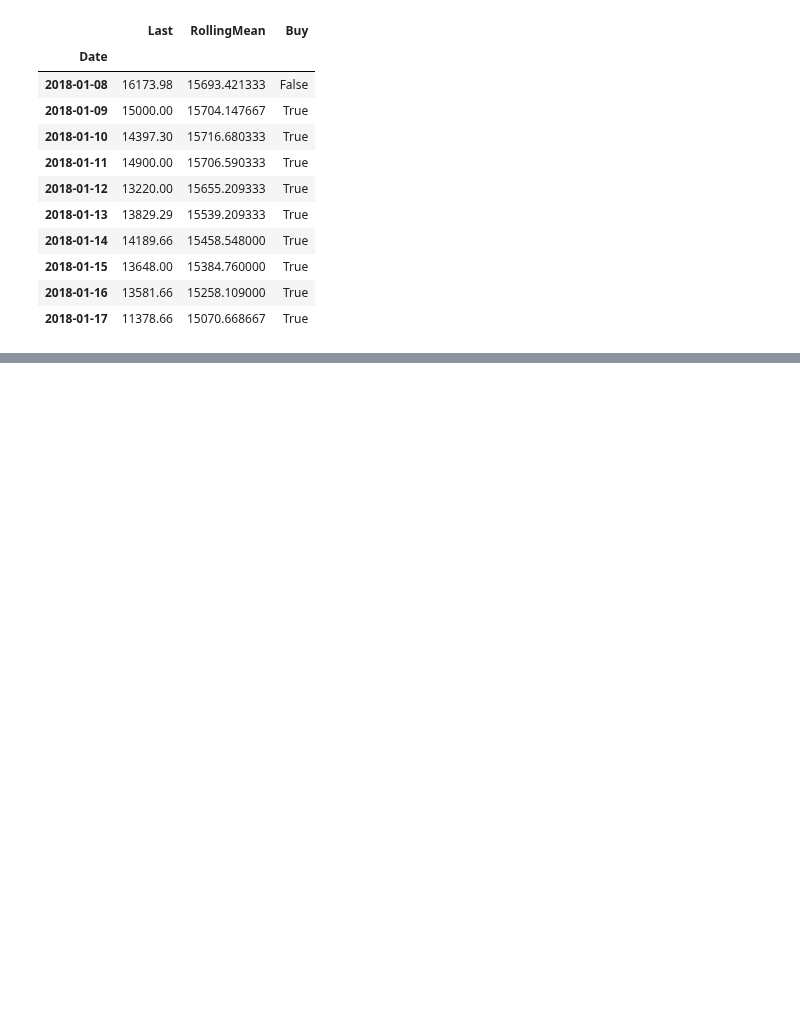
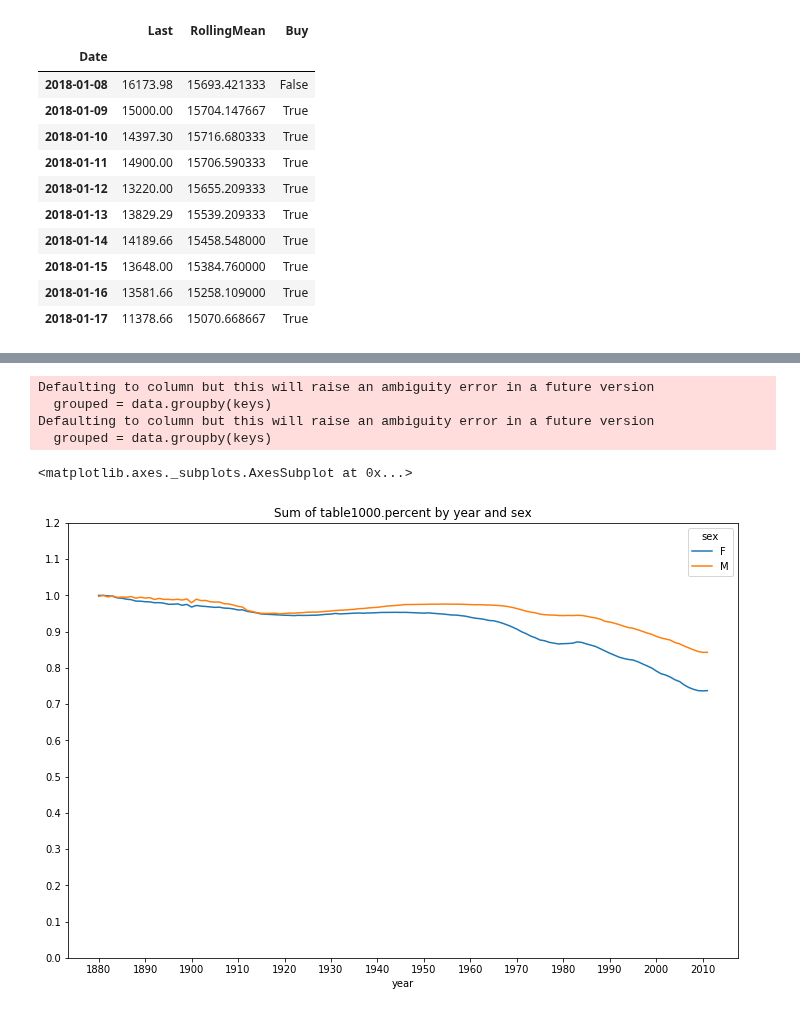
Before and after one commit to rsouza/FGV_Intro_DS, a Jupyter notebook: notebooks/Intro_Numpy_Pandas.ipynb, the cells around one changed output, grey strips where cells are left out. Drawn from its saved outputs; the diff is of its cells as text; code cells hidden in the pictures; blank space fills up the shorter version.

```diff
--- a/notebooks/Intro_Numpy_Pandas.ipynb
+++ b/notebooks/Intro_Numpy_Pandas.ipynb
@@ -1231,6 +1375,16 @@ title="Number of births per year")
 # %%
 table = top1000.pivot_table('percent', index='year', columns='sex', aggfunc=sum)
-table.plot(title='Sum of table1000.percent by year and sex', yticks=np.linspace(0, 1.2, 13), xticks=range(1880, 2020, 10))
+table.plot(title='Sum of table1000.percent by year and sex',
+           yticks=np.linspace(0, 1.2, 13),
+           xticks=range(1880, 2020, 10),
+           figsize=(12,8))
+# %% [output]
+Defaulting to column but this will raise an ambiguity error in a future version
+  grouped = data.groupby(keys)
+Defaulting to column but this will raise an ambiguity error in a future version
+  grouped = data.groupby(keys)
+<matplotlib.axes._subplots.AxesSubplot at 0x...>
+[figure, added]
 # %%
 df = boys[boys.year == 2010]
 prop_cumsum = df.sort_values(by='percent', ascending=False).percent.cumsum()
```
Also changed, not shown: parts of 50 cells of this notebook.
